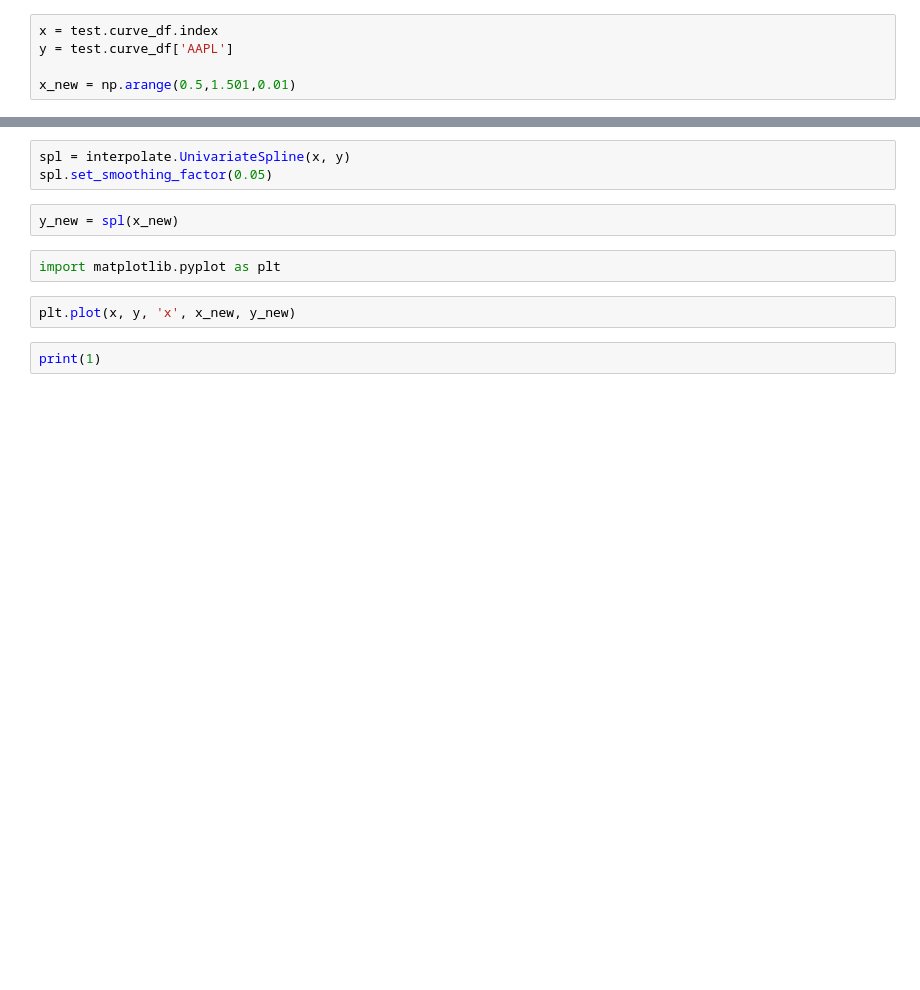
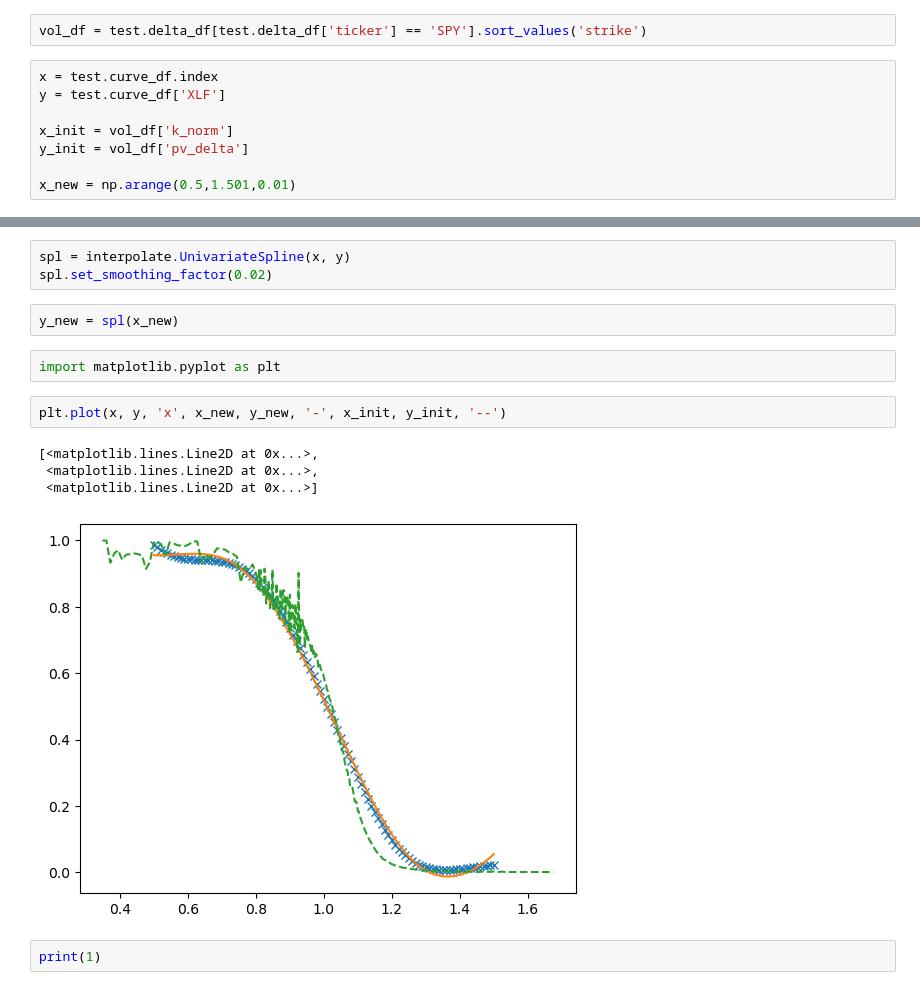
Before and after one commit to BenBowring/OptionSite, a Jupyter notebook: delta_test.ipynb, the cells around one changed output, grey strips where cells are left out. Cells and saved outputs as stored; diff of their text form; blank space fills up the shorter version.

```diff
--- a/delta_test.ipynb
+++ b/delta_test.ipynb
@@ -58,18 +76,28 @@ test.curve_df.plot()
+# %%
+vol_df = test.delta_df[test.delta_df['ticker'] == 'SPY'].sort_values('strike')
 # %%
 x = test.curve_df.index
-y = test.curve_df['AAPL']
+y = test.curve_df['XLF']
+
+x_init = vol_df['k_norm']
+y_init = vol_df['pv_delta']
 
 x_new = np.arange(0.5,1.501,0.01)
 # %%
 from scipy import interpolate
 # %%
 spl = interpolate.UnivariateSpline(x, y)
-spl.set_smoothing_factor(0.05)
+spl.set_smoothing_factor(0.02)
 # %%
 y_new = spl(x_new)
 # %%
 import matplotlib.pyplot as plt
 # %%
-plt.plot(x, y, 'x', x_new, y_new)
+plt.plot(x, y, 'x', x_new, y_new, '-', x_init, y_init, '--')
+# %% [output]
+[<matplotlib.lines.Line2D at 0x...>,
+ <matplotlib.lines.Line2D at 0x...>,
+ <matplotlib.lines.Line2D at 0x...>]
+[figure, added]
 # %%
 print(1)
```
Also changed, not shown: parts of 9 cells of this notebook, 2 other files.
